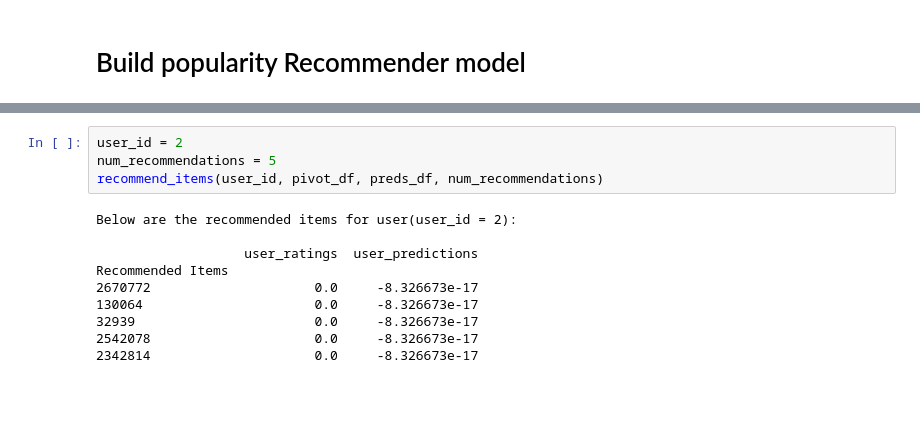
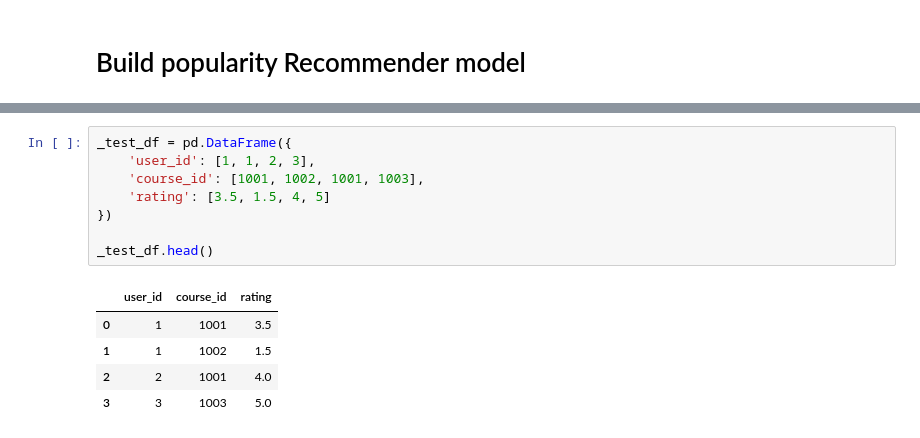
Before and after one commit to phuctv302/udemy-recommendation, a Jupyter notebook: process/collab.filter.model.ipynb, the cells around one changed output, grey strips where cells are left out. Saved outputs shown, nothing was run; the diff lists cells and outputs as text; blank space fills up the shorter version.

```diff
--- a/process/collab.filter.model.ipynb
+++ b/process/collab.filter.model.ipynb
@@ -422,14 +153,14 @@ Recommended Items
-# %%
-user_id = 2
-num_recommendations = 5
-recommend_items(user_id, pivot_df, preds_df, num_recommendations)
-# %% [output]
-Below are the recommended items for user(user_id = 2):
-
-                   user_ratings  user_predictions
-Recommended Items
-2670772                     0.0     -8.326673e-17
-130064                      0.0     -8.326673e-17
-32939                       0.0     -8.326673e-17
-2542078                     0.0     -8.326673e-17
-2342814                     0.0     -8.326673e-17
+# %%
+_test_df = pd.DataFrame({
+	'user_id': [1, 1, 2, 3],
+	'course_id': [1001, 1002, 1001, 1003],
+	'rating': [3.5, 1.5, 4, 5]
+})
+
+_test_df.head()
+# %% [output]
+|  | user_id | course_id | rating |
+| 0 | 1 | 1001 | 3.5 |
+| 1 | 1 | 1002 | 1.5 |
+| 2 | 2 | 1001 | 4.0 |
+| 3 | 3 | 1003 | 5.0 |
```
Also changed, not shown: parts of 36 cells of this notebook, 1 other file.
